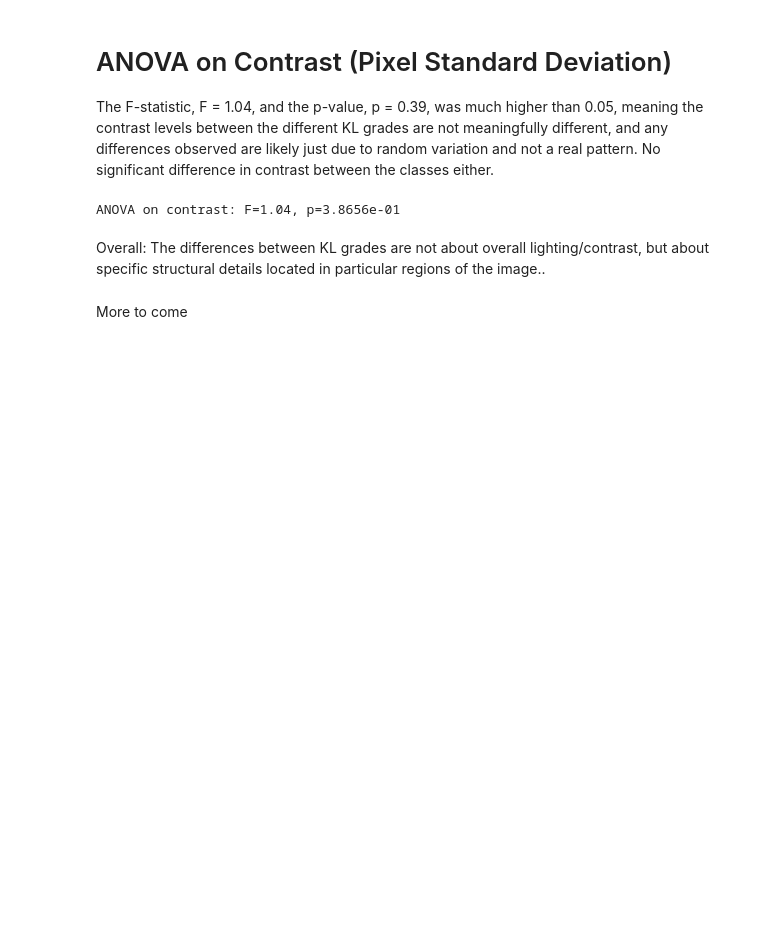
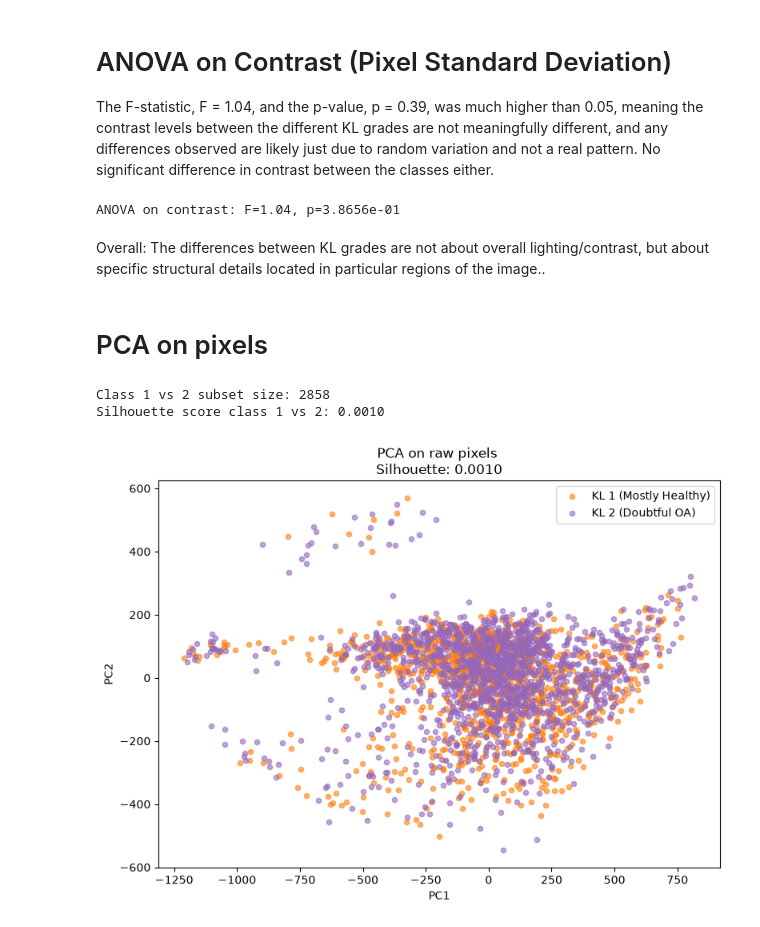
Before and after one commit to mikakia/knee_osteo, a Jupyter notebook: notebooks/eda.ipynb, the cells around one changed output. Cells and saved outputs as stored; diff of their text form; code cells hidden in the pictures; blank space fills up the shorter version.

Commit message:
PCA on pixels

```diff
--- a/notebooks/eda.ipynb
+++ b/notebooks/eda.ipynb
@@ -16,3 +19,5 @@ folder_dir = '/Users/tsampikakiaourtzi/Google Drive/My Drive/FL-VIP/knee_images'
+# %%
+folder_dir = '/Users/tsampikakiaourtzi/Documents/FL_VIP/knee_osteo/data/raw/knee_images'
 # %%
 print("Exists:", os.path.exists(folder_dir))
 print("folder_dir =", folder_dir)
@@ -221,5 +231,5 @@ print(f"ANOVA on contrast: F={stat:.2f}, p={p:.4e}")
 ANOVA on contrast: F=1.04, p=3.8656e-01
 # %% [markdown]
 Overall: The differences between KL grades are not about overall lighting/contrast, but about specific structural details located in particular regions of the image..
-# %% [markdown]
-More to come
+# %% [markdown]
+# PCA on pixels
@@ -225,0 +283,15 @@ More to come
+# %%
+class_labels = {
+    0: 'KL 0 (Healthy)',
+    1: 'KL 1 (Mostly Healthy)',
+    2: 'KL 2 (Doubtful OA)',
+    3: 'KL 3 (Definite OA)',
+    4: 'KL 4 (Severe OA)'
+}
+# %%
+# class 1 vs 2
+compare_classes_pca(knee_images, 1, 2,colors={1: 'tab:orange', 2: 'tab:purple'},class_labels=class_labels)
+# %% [output]
+Class 1 vs 2 subset size: 2858
+Silhouette score class 1 vs 2: 0.0010
+[figure, added]
```
Also changed, not shown: parts of 14 cells of this notebook.
